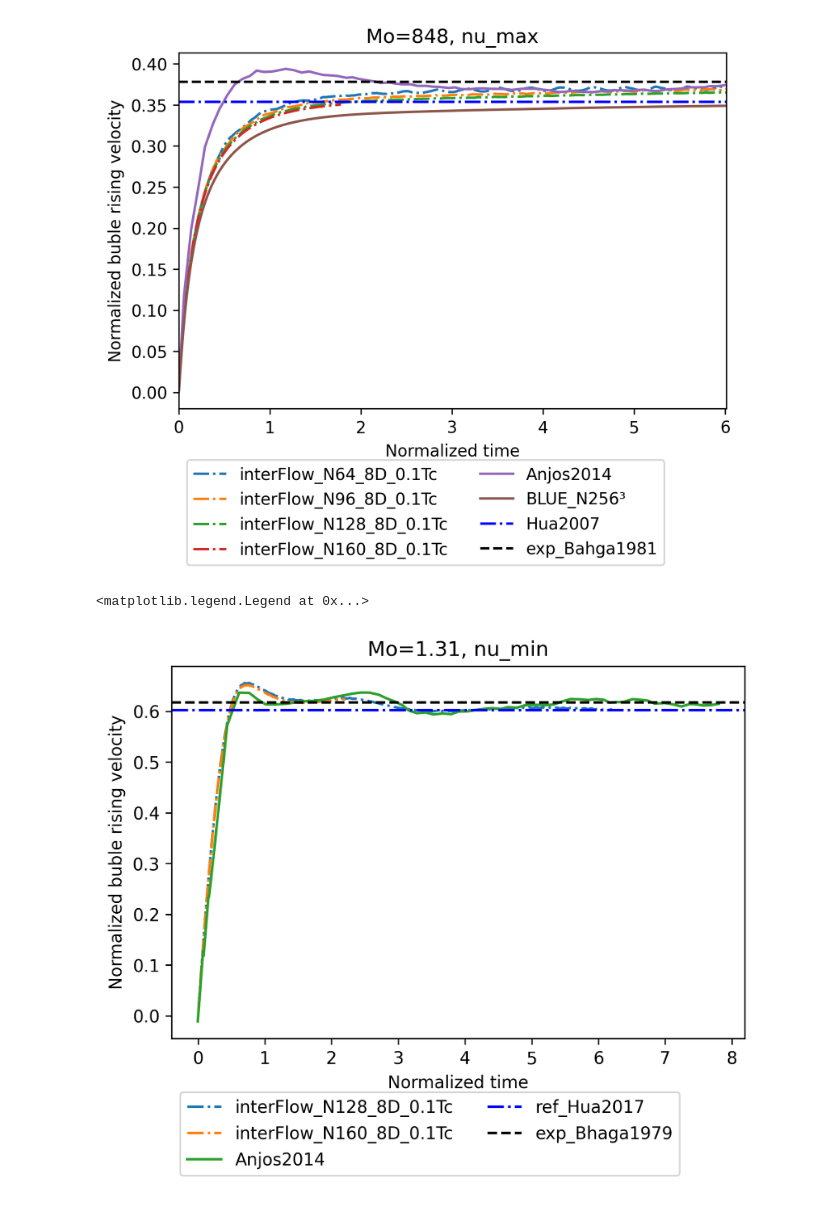
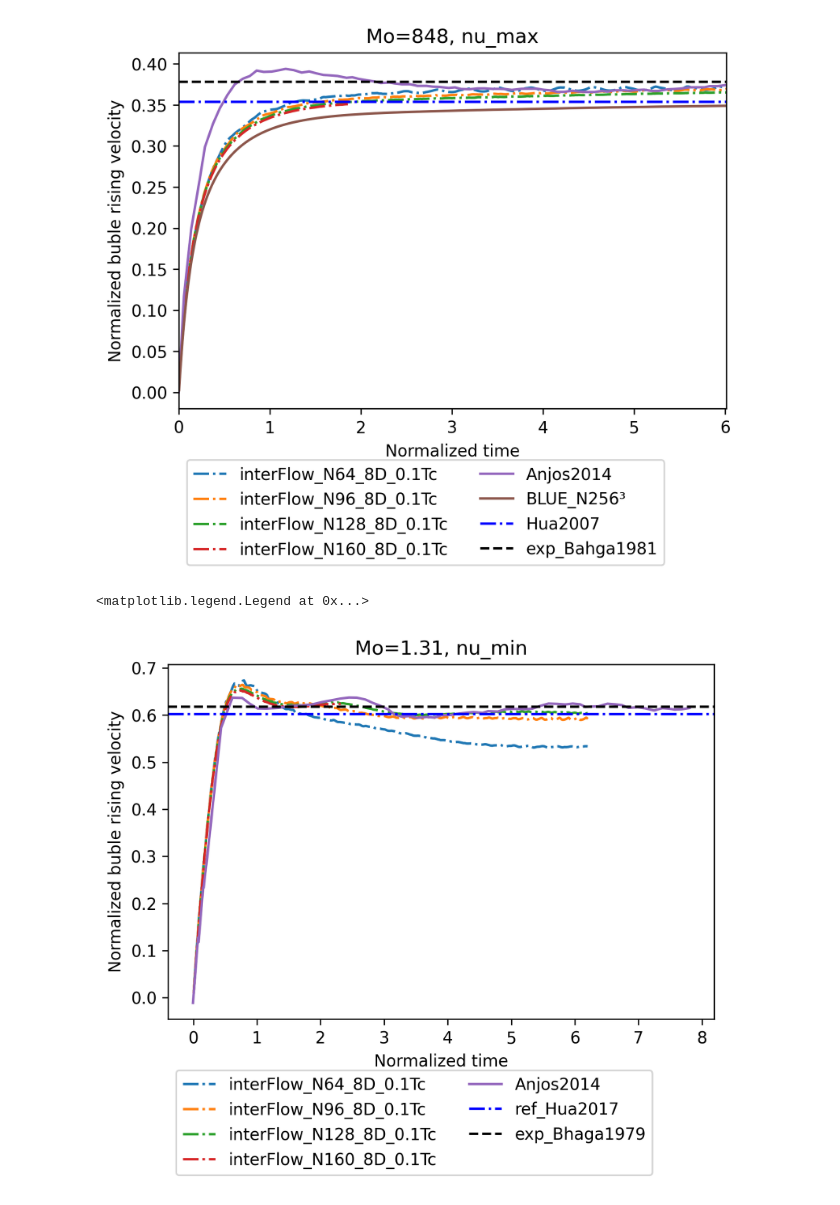
Before and after one commit to tmaric/TwoPhaseFlow, a Jupyter notebook: run/RisingBubble3D/risingBubbleVelocity.ipynb, the cells around one changed output. Saved outputs shown, nothing was run; the diff lists cells and outputs as text; code cells hidden in the pictures.

```diff
--- a/run/RisingBubble3D/risingBubbleVelocity.ipynb
+++ b/run/RisingBubble3D/risingBubbleVelocity.ipynb
@@ -60,28 +37,28 @@ plt.legend(bbox_to_anchor=(0, -0.122), loc="upper left",ncol=2)#, bbox_to_anchor
 # %%
 rcParams["figure.dpi"] = 300
 g=9.80665
 D=0.01305*2
 ref_value=0.602
 ref_exp=0.617972373
 
 dframe_mesh_sI_N60_8D_Mo1d31_00=pd.read_csv('Mo1d31-Anjos2014.parameter_00000_template_copy_block/bubblepproc.dat', sep='\s+')
 dframe_mesh_sI_N60_8D_Mo1d31_01=pd.read_csv('Mo1d31-Anjos2014.parameter_00001_template_copy_block/bubblepproc.dat', sep='\s+')
 dframe_mesh_sI_N60_8D_Mo1d31_02=pd.read_csv('Mo1d31-Anjos2014.parameter_00002_template_copy_block/bubblepproc.dat', sep='\s+')
 dframe_mesh_sI_N60_8D_Mo1d31_03=pd.read_csv('Mo1d31-Anjos2014.parameter_00003_template_copy_block/bubblepproc.dat', sep='\s+')
 
-#plt.plot(dframe_mesh_sI_N60_8D_Mo1d31_00["time"]/(D/g)**0.5, dframe_mesh_sI_N60_8D_Mo1d31_00["magVelocity"]/(g*D)**0.5,"-.",label='interFlow_N64_8D_0.1Tc')
-#plt.plot(dframe_mesh_sI_N60_8D_Mo1d31_01["time"]/(D/g)**0.5, dframe_mesh_sI_N60_8D_Mo1d31_01["magVelocity"]/(g*D)**0.5,"-.",label='interFlow_N96_8D_0.1Tc')
+plt.plot(dframe_mesh_sI_N60_8D_Mo1d31_00["time"]/(D/g)**0.5, dframe_mesh_sI_N60_8D_Mo1d31_00["magVelocity"]/(g*D)**0.5,"-.",label='interFlow_N64_8D_0.1Tc')
+plt.plot(dframe_mesh_sI_N60_8D_Mo1d31_01["time"]/(D/g)**0.5, dframe_mesh_sI_N60_8D_Mo1d31_01["magVelocity"]/(g*D)**0.5,"-.",label='interFlow_N96_8D_0.1Tc')
 plt.plot(dframe_mesh_sI_N60_8D_Mo1d31_02["time"]/(D/g)**0.5, dframe_mesh_sI_N60_8D_Mo1d31_02["magVelocity"]/(g*D)**0.5,"-.",label='interFlow_N128_8D_0.1Tc')
 plt.plot(dframe_mesh_sI_N60_8D_Mo1d31_03["time"]/(D/g)**0.5, dframe_mesh_sI_N60_8D_Mo1d31_03["magVelocity"]/(g*D)**0.5,"-.",label='interFlow_N160_8D_0.1Tc')
 
 dframe_extract_Mo1d31=pd.read_csv('Mo1d31.csv')
 plt.plot(dframe_extract_Mo1d31['x'],dframe_extract_Mo1d31['Velocity'],label='Anjos2014')
 plt.axhline(ref_value, color='blue',linestyle = '-.', label='ref_Hua2017')
 plt.axhline(ref_exp,color='black', linestyle = '--', label='exp_Bhaga1979')
 plt.title("Mo=1.31, nu_min")
 plt.ylabel("Normalized buble rising velocity")
 plt.xlabel("Normalized time")
 plt.legend(bbox_to_anchor=(0, -0.122), loc="upper left",ncol=2)#, bbox_to_anchor=(1, 0.5))
 # %% [output]
 <matplotlib.legend.Legend at 0x...>
-[figure, old version]
+[figure, new version]
```
Also changed, not shown: parts of 6 cells of this notebook.
